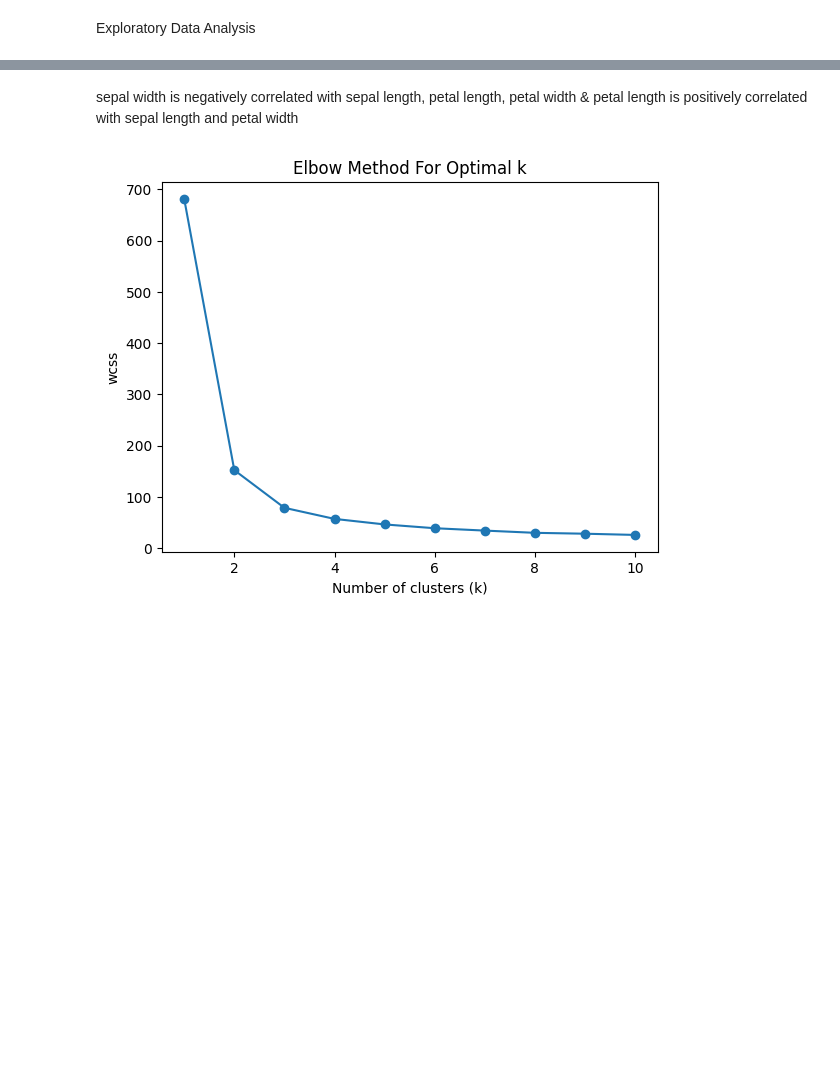
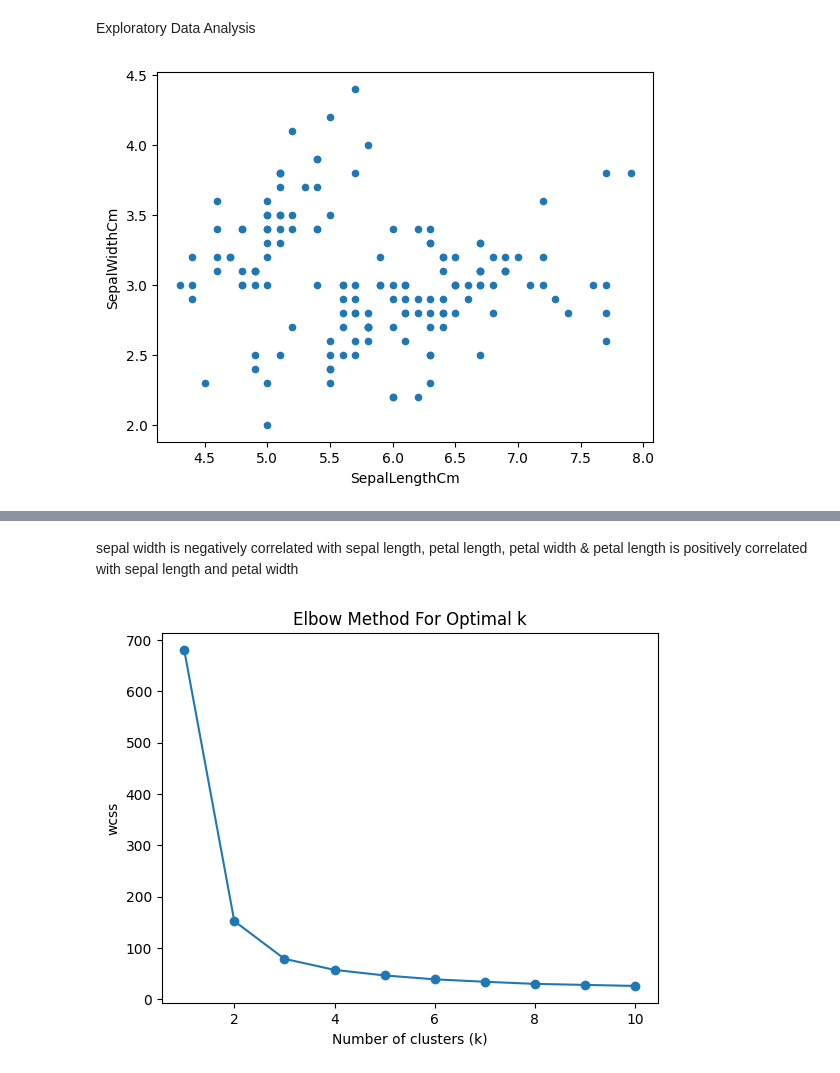
Before and after one commit to swetadiyu/unsupervisedlearning, a Jupyter notebook: unsupervisedlearning.ipynb, the cells around one changed output, grey strips where cells are left out. Cells and saved outputs as stored; diff of their text form; code cells hidden in the pictures; blank space fills up the shorter version.

```diff
--- a/unsupervisedlearning.ipynb
+++ b/unsupervisedlearning.ipynb
@@ -50,5 +75,11 @@ data.shape
 # %% [markdown]
 Exploratory Data Analysis
+# %%
+
+data.plot(kind="scatter", x="SepalLengthCm",   y="SepalWidthCm")
+plt.show()
+# %% [output]
+[figure, added]
 # %%
 sns.pairplot(data)
 plt.show()
```
Also changed, not shown: parts of 19 cells of this notebook.
